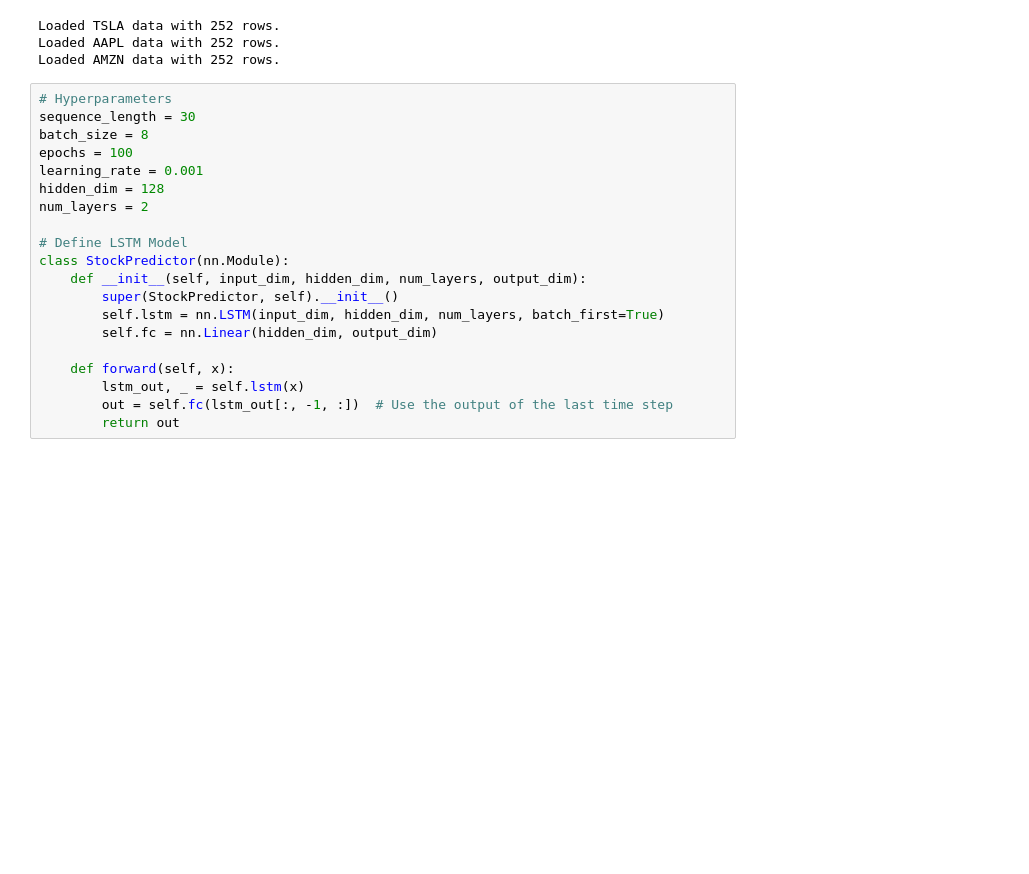
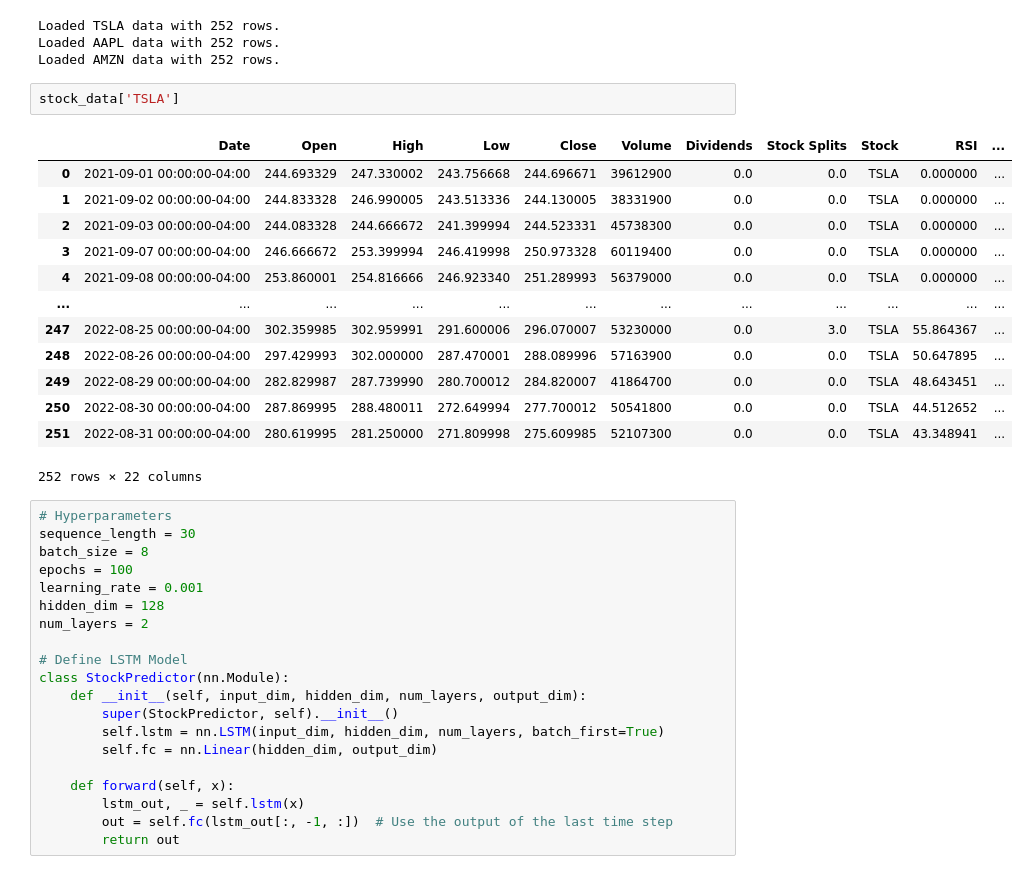
Before and after one commit to KareemAbedHelmy/StockPrediction, a Jupyter notebook: LeeFiles/Stock Prediction Lstm/stock pred lstm.ipynb, the cells around one changed output. Drawn from its saved outputs; the diff is of its cells as text; blank space fills up the shorter version.

```diff
--- a/LeeFiles/Stock Prediction Lstm/stock pred lstm.ipynb
+++ b/LeeFiles/Stock Prediction Lstm/stock pred lstm.ipynb
@@ -20,6 +20,22 @@ for stock, df in stock_data.items():
 Loaded TSLA data with 252 rows.
 Loaded AAPL data with 252 rows.
 Loaded AMZN data with 252 rows.
+# %%
+stock_data['TSLA']
+# %% [output]
+|  | Date | Open | High | Low | Close | Volume | Dividends | Stock Splits | Stock | RSI | ... |
+| 0 | 2021-09-01 00:00:00-04:00 | 244.693329 | 247.330002 | 243.756668 | 244.696671 | 39612900 | 0.0 | 0.0 | TSLA | 0.000000 | ... |
+| 1 | 2021-09-02 00:00:00-04:00 | 244.833328 | 246.990005 | 243.513336 | 244.130005 | 38331900 | 0.0 | 0.0 | TSLA | 0.000000 | ... |
+| 2 | 2021-09-03 00:00:00-04:00 | 244.083328 | 244.666672 | 241.399994 | 244.523331 | 45738300 | 0.0 | 0.0 | TSLA | 0.000000 | ... |
+| 3 | 2021-09-07 00:00:00-04:00 | 246.666672 | 253.399994 | 246.419998 | 250.973328 | 60119400 | 0.0 | 0.0 | TSLA | 0.000000 | ... |
+| 4 | 2021-09-08 00:00:00-04:00 | 253.860001 | 254.816666 | 246.923340 | 251.289993 | 56379000 | 0.0 | 0.0 | TSLA | 0.000000 | ... |
+| ... | ... | ... | ... | ... | ... | ... | ... | ... | ... | ... | ... |
+| 247 | 2022-08-25 00:00:00-04:00 | 302.359985 | 302.959991 | 291.600006 | 296.070007 | 53230000 | 0.0 | 3.0 | TSLA | 55.864367 | ... |
+| 248 | 2022-08-26 00:00:00-04:00 | 297.429993 | 302.000000 | 287.470001 | 288.089996 | 57163900 | 0.0 | 0.0 | TSLA | 50.647895 | ... |
+| 249 | 2022-08-29 00:00:00-04:00 | 282.829987 | 287.739990 | 280.700012 | 284.820007 | 41864700 | 0.0 | 0.0 | TSLA | 48.643451 | ... |
+| 250 | 2022-08-30 00:00:00-04:00 | 287.869995 | 288.480011 | 272.649994 | 277.700012 | 50541800 | 0.0 | 0.0 | TSLA | 44.512652 | ... |
+| 251 | 2022-08-31 00:00:00-04:00 | 280.619995 | 281.250000 | 271.809998 | 275.609985 | 52107300 | 0.0 | 0.0 | TSLA | 43.348941 | ... |
+252 rows × 22 columns
 # %%
 # Hyperparameters
 sequence_length = 30
```
Also changed, not shown: parts of 2 cells of this notebook, 2 other files.
